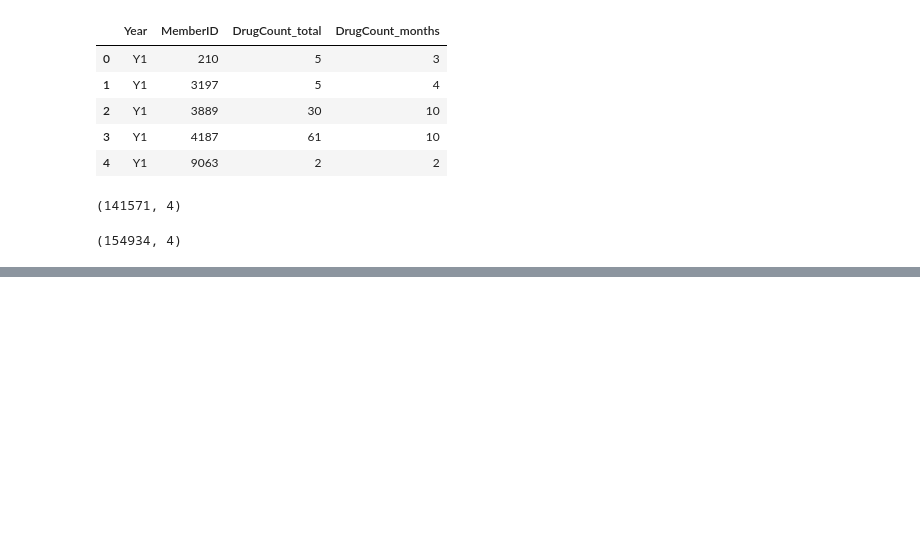
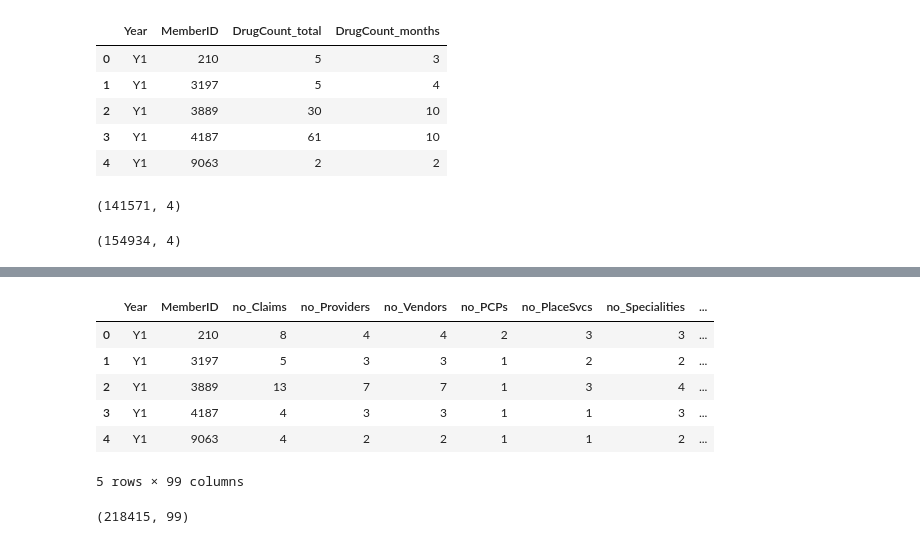
Before and after one commit to truongkhanhduy95/Heritage-Health-Prize, a Jupyter notebook: 1.data-preparation/merger.ipynb, the cells around one changed output, grey strips where cells are left out. Cells and saved outputs as stored; diff of their text form; code cells hidden in the pictures; blank space fills up the shorter version.

```diff
--- a/1.data-preparation/merger.ipynb
+++ b/1.data-preparation/merger.ipynb
@@ -95,0 +109,14 @@ count_nulls(df_lab_drug_member)
+# %%
+df_claims.head()
+# %% [output]
+|  | Year | MemberID | no_Claims | no_Providers | no_Vendors | no_PCPs | no_PlaceSvcs | no_Specialities | ... |
+| 0 | Y1 | 210 | 8 | 4 | 4 | 2 | 3 | 3 | ... |
+| 1 | Y1 | 3197 | 5 | 3 | 3 | 1 | 2 | 2 | ... |
+| 2 | Y1 | 3889 | 13 | 7 | 7 | 1 | 3 | 4 | ... |
+| 3 | Y1 | 4187 | 4 | 3 | 3 | 1 | 1 | 3 | ... |
+| 4 | Y1 | 9063 | 4 | 2 | 2 | 1 | 1 | 2 | ... |
+5 rows × 99 columns
+# %%
+df_claims.shape
+# %% [output]
+(218415, 99)
```
Also changed, not shown: parts of 12 cells of this notebook.
